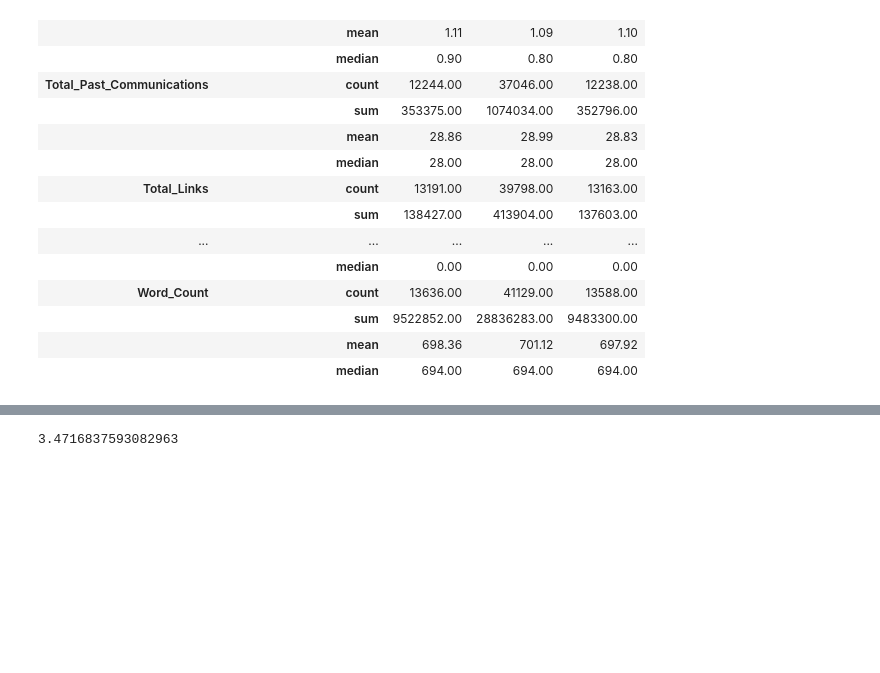
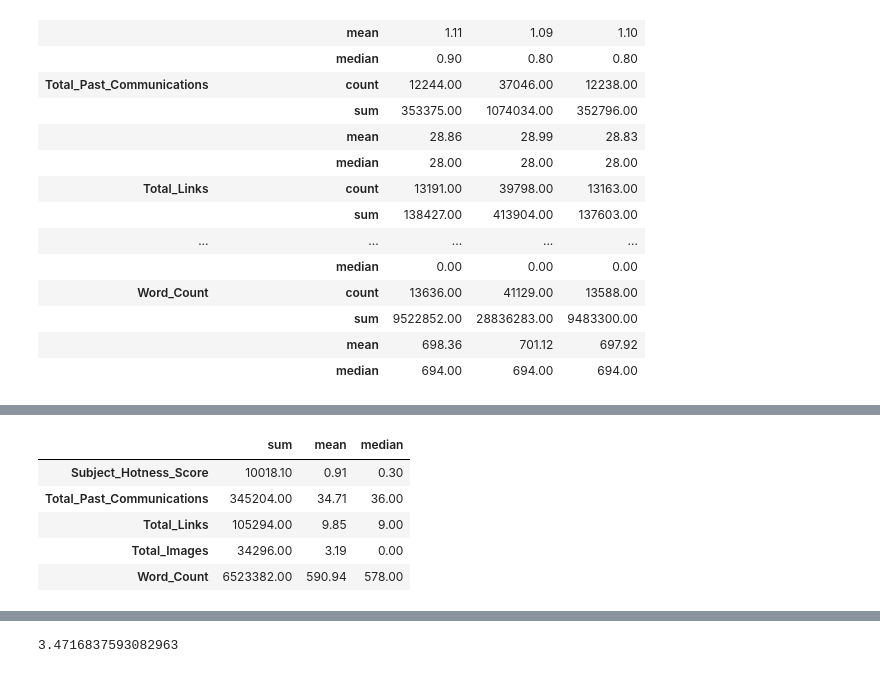
Before and after one commit to abhinav4201/Classification-Email-Campaign-Effectiveness-Prediction, a Jupyter notebook: Email_Campaign_Effectiveness_Prediction_capstone_3.ipynb, the cells around one changed output, grey strips where cells are left out. Cells and saved outputs as stored; diff of their text form; code cells hidden in the pictures; blank space fills up the shorter version.

```diff
--- a/Email_Campaign_Effectiveness_Prediction_capstone_3.ipynb
+++ b/Email_Campaign_Effectiveness_Prediction_capstone_3.ipynb
@@ -506,0 +529,10 @@ df.groupby('Time_Email_sent_Category')[num_feature].agg(['count','sum','mean','m
+# %%
+#Analyzing mean median and sum based on Email Opened with respect to numerical features
+df[df['Email_Status'] == 1][num_feature].agg(['sum','mean','median']).T
+# %% [output]
+|  | sum | mean | median |
+| Subject_Hotness_Score | 10018.10 | 0.91 | 0.30 |
+| Total_Past_Communications | 345204.00 | 34.71 | 36.00 |
+| Total_Links | 105294.00 | 9.85 | 9.00 |
+| Total_Images | 34296.00 | 3.19 | 0.00 |
+| Word_Count | 6523382.00 | 590.94 | 578.00 |
```
Also changed, not shown: parts of 12 cells of this notebook.
